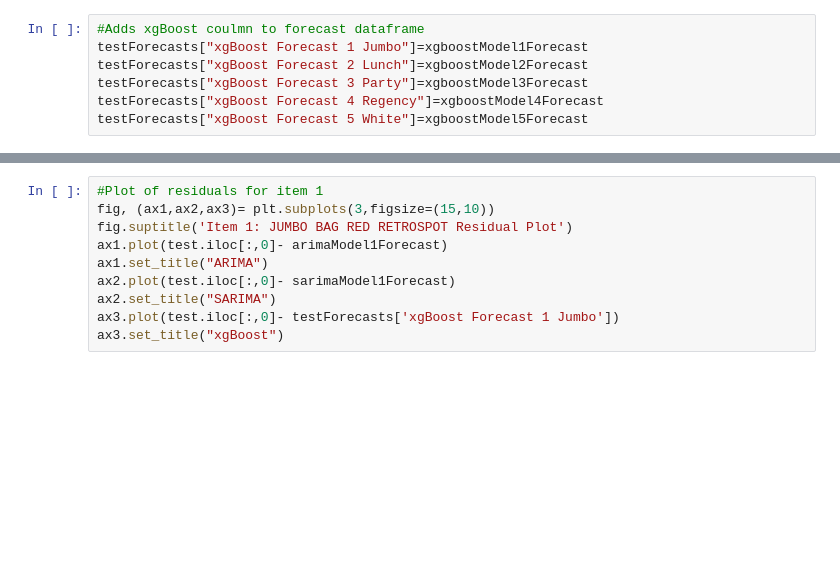
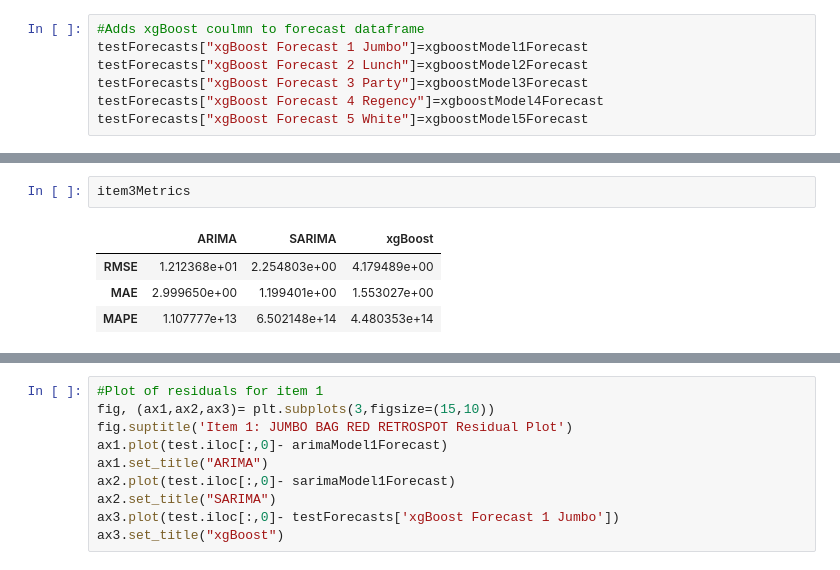
Before and after one commit to Abdul1Abdi/CIND820-Project, a Jupyter notebook: Project Notebook.ipynb, the cells around one changed output, grey strips where cells are left out. Drawn from its saved outputs; the diff is of its cells as text; blank space fills up the shorter version.

```diff
--- a/Project Notebook.ipynb
+++ b/Project Notebook.ipynb
@@ -551,0 +570,7 @@ testForecasts["xgBoost Forecast 5 White"]=xgboostModel5Forecast
+# %%
+item3Metrics
+# %% [output]
+|  | ARIMA | SARIMA | xgBoost |
+| RMSE | 1.212368e+01 | 2.254803e+00 | 4.179489e+00 |
+| MAE | 2.999650e+00 | 1.199401e+00 | 1.553027e+00 |
+| MAPE | 1.107777e+13 | 6.502148e+14 | 4.480353e+14 |
```
Also changed, not shown: parts of 9 cells of this notebook.
